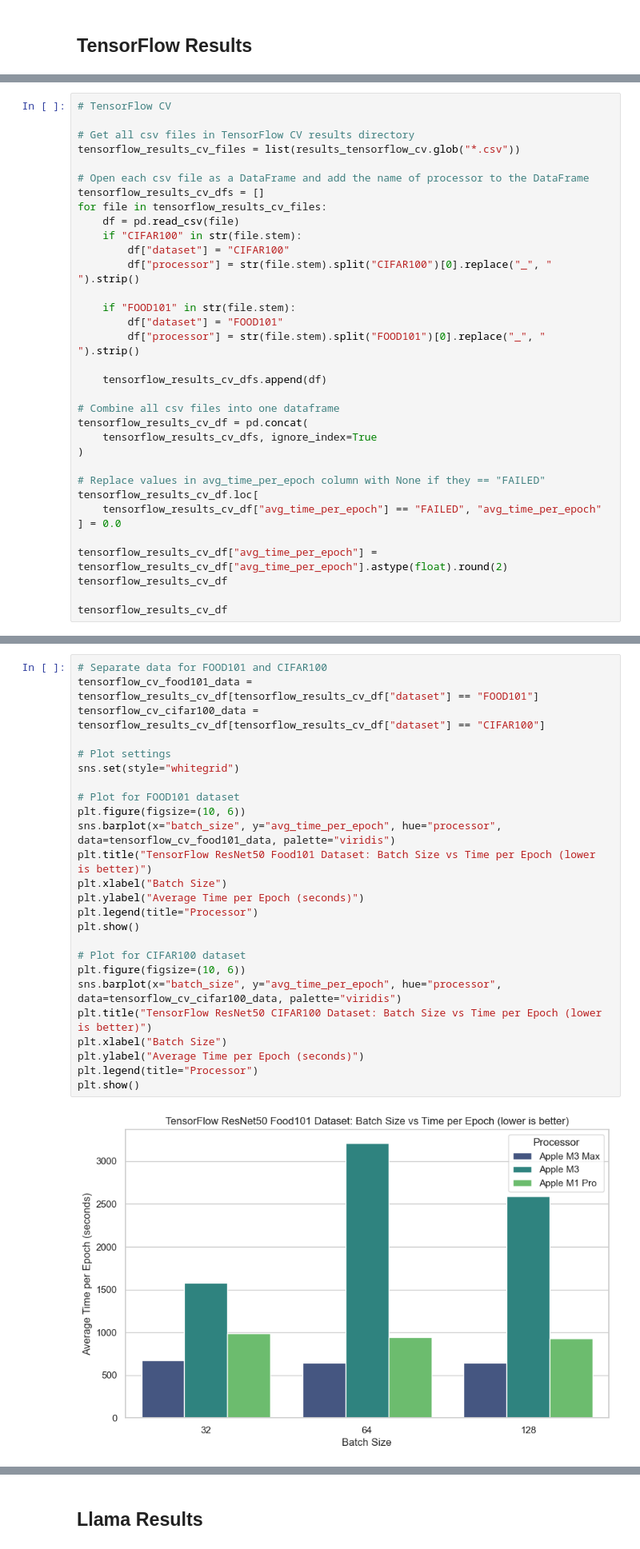
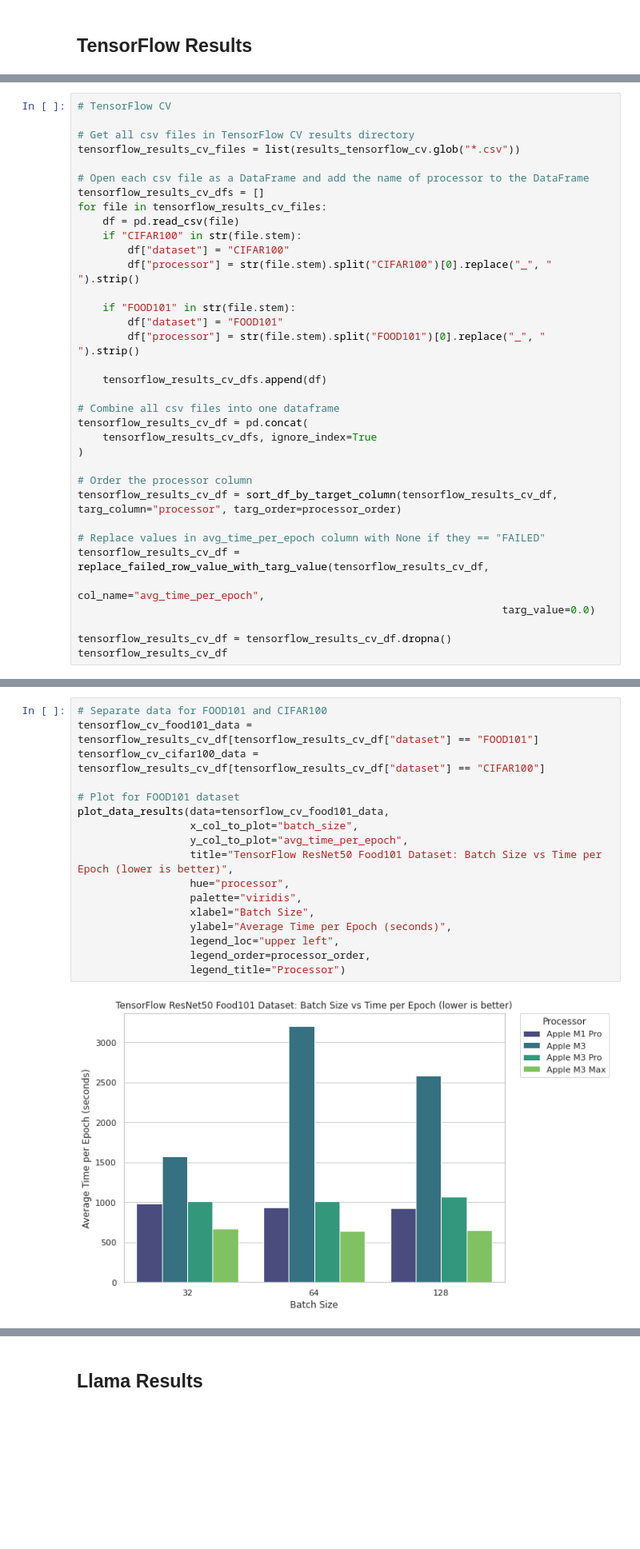
Before and after one commit to mrdbourke/mac-ml-speed-test, a Jupyter notebook: results_explorer.ipynb, the cells around one changed output, grey strips where cells are left out. Shown at 80% size. Drawn from its saved outputs; the diff is of its cells as text; blank space fills up the shorter version.

Commit message:
update results

```diff
--- a/results_explorer.ipynb
+++ b/results_explorer.ipynb
@@ -257,14 +336,15 @@ tensorflow_results_cv_df = pd.concat(
     tensorflow_results_cv_dfs, ignore_index=True
 )
 
+# Order the processor column
+tensorflow_results_cv_df = sort_df_by_target_column(tensorflow_results_cv_df, targ_column="processor", targ_order=processor_order)
+
 # Replace values in avg_time_per_epoch column with None if they == "FAILED"
-tensorflow_results_cv_df.loc[
-    tensorflow_results_cv_df["avg_time_per_epoch"] == "FAILED", "avg_time_per_epoch"
-] = 0.0
+tensorflow_results_cv_df = replace_failed_row_value_with_targ_value(tensorflow_results_cv_df,
+                                                                    col_name="avg_time_per_epoch",
+                                                                    targ_value=0.0)
 
-tensorflow_results_cv_df["avg_time_per_epoch"] = tensorflow_results_cv_df["avg_time_per_epoch"].astype(float).round(2)
+tensorflow_results_cv_df = tensorflow_results_cv_df.dropna()
 tensorflow_results_cv_df
-
-tensorflow_results_cv_df
 # %% [output]
 |  | batch_size | avg_time_per_epoch | dataset | processor |
@@ -287,27 +367,19 @@ tensorflow_results_cv_df
 # %%
 # Separate data for FOOD101 and CIFAR100
 tensorflow_cv_food101_data = tensorflow_results_cv_df[tensorflow_results_cv_df["dataset"] == "FOOD101"]
 tensorflow_cv_cifar100_data = tensorflow_results_cv_df[tensorflow_results_cv_df["dataset"] == "CIFAR100"]
 
-# Plot settings
-sns.set(style="whitegrid")
-
 # Plot for FOOD101 dataset
-plt.figure(figsize=(10, 6))
-sns.barplot(x="batch_size", y="avg_time_per_epoch", hue="processor", data=tensorflow_cv_food101_data, palette="viridis")
-plt.title("TensorFlow ResNet50 Food101 Dataset: Batch Size vs Time per Epoch (lower is better)")
-plt.xlabel("Batch Size")
-plt.ylabel("Average Time per Epoch (seconds)")
-plt.legend(title="Processor")
-plt.show()
-
-# Plot for CIFAR100 dataset
-plt.figure(figsize=(10, 6))
-sns.barplot(x="batch_size", y="avg_time_per_epoch", hue="processor", data=tensorflow_cv_cifar100_data, palette="viridis")
-plt.title("TensorFlow ResNet50 CIFAR100 Dataset: Batch Size vs Time per Epoch (lower is better)")
-plt.xlabel("Batch Size")
-plt.ylabel("Average Time per Epoch (seconds)")
-plt.legend(title="Processor")
-plt.show()
+plot_data_results(data=tensorflow_cv_food101_data,
+                  x_col_to_plot="batch_size",
+                  y_col_to_plot="avg_time_per_epoch",
+                  title="TensorFlow ResNet50 Food101 Dataset: Batch Size vs Time per Epoch (lower is better)",
+                  hue="processor",
+                  palette="viridis",
+                  xlabel="Batch Size",
+                  ylabel="Average Time per Epoch (seconds)",
+                  legend_loc="upper left",
+                  legend_order=processor_order,
+                  legend_title="Processor")
 # %% [output]
-[figure, old version]
+[figure, new version]
```
Also changed, not shown: parts of 18 cells of this notebook.
